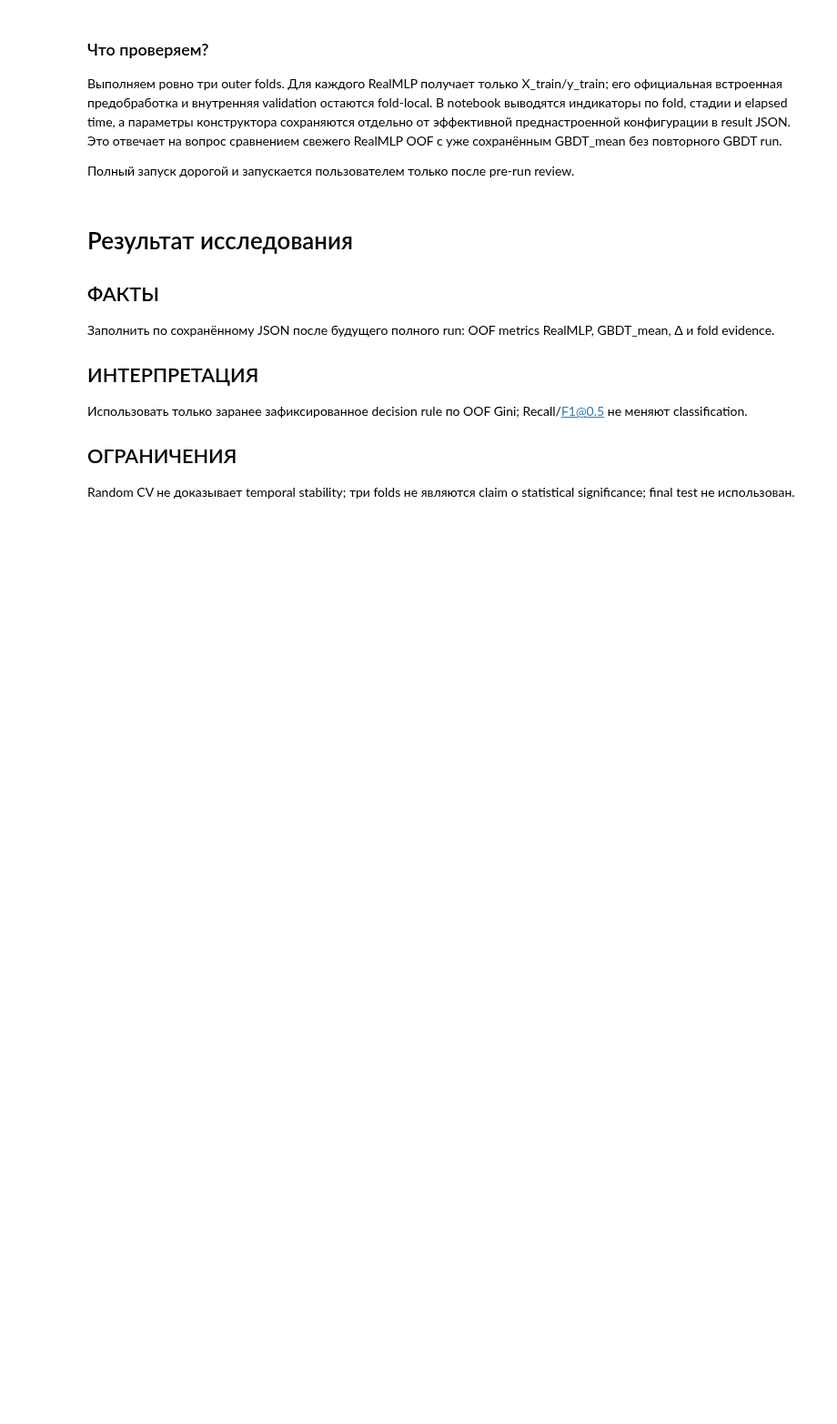
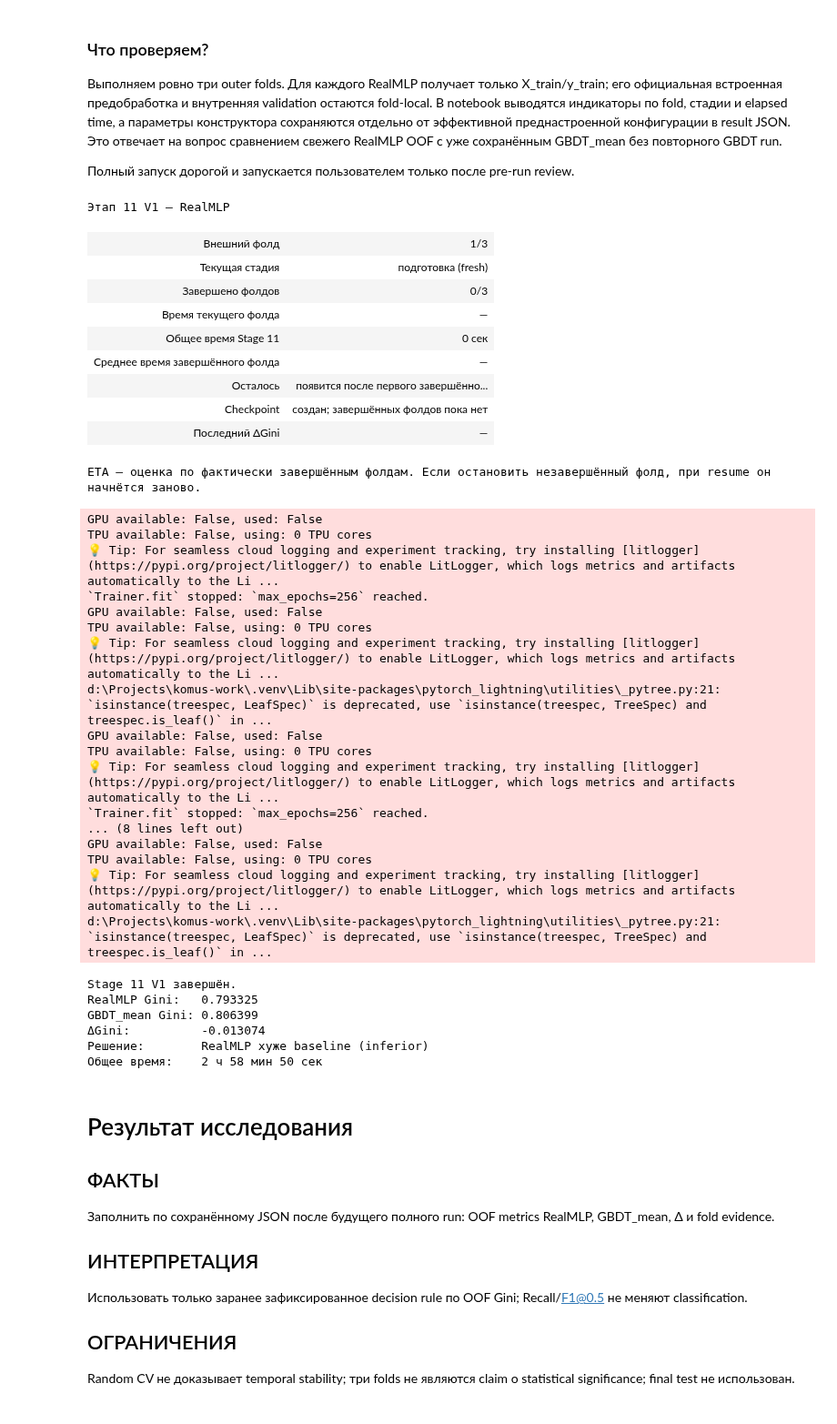
Before and after one commit to komus-research/komus-credit-risk, a Jupyter notebook: notebooks/11_Сравнение_RealMLP_с_GBDT_baseline_V1.ipynb, the cells around one changed output. Shown at 91% size. Cells and saved outputs as stored; diff of their text form; code cells hidden in the pictures; blank space fills up the shorter version.

Commit message:
Сохранить результаты Stage 11 RealMLP

```diff
--- a/notebooks/11_Сравнение_RealMLP_с_GBDT_baseline_V1.ipynb
+++ b/notebooks/11_Сравнение_RealMLP_с_GBDT_baseline_V1.ipynb
@@ -1457,6 +1457,43 @@ def run_stage11() -> dict:
         heartbeat.join(
             timeout=2.0
         )
+# %%
+stage11_result = run_stage11()
+# %% [output]
+Этап 11 V1 — RealMLP
+| Внешний фолд | 1/3 |
+| Текущая стадия | подготовка (fresh) |
+| Завершено фолдов | 0/3 |
+| Время текущего фолда | — |
+| Общее время Stage 11 | 0 сек |
+| Среднее время завершённого фолда | — |
+| Осталось | появится после первого завершённо... |
+| Checkpoint | создан; завершённых фолдов пока нет |
+| Последний ΔGini | — |
+ETA — оценка по фактически завершённым фолдам. Если остановить незавершённый фолд, при resume он начнётся заново.
+GPU available: False, used: False
+TPU available: False, using: 0 TPU cores
+💡 Tip: For seamless cloud logging and experiment tracking, try installing [litlogger](https://pypi.org/project/litlogger/) to enable LitLogger, which logs metrics and artifacts automatically to the Li ...
+`Trainer.fit` stopped: `max_epochs=256` reached.
+GPU available: False, used: False
+TPU available: False, using: 0 TPU cores
+💡 Tip: For seamless cloud logging and experiment tracking, try installing [litlogger](https://pypi.org/project/litlogger/) to enable LitLogger, which logs metrics and artifacts automatically to the Li ...
+d:\Projects\komus-work\.venv\Lib\site-packages\pytorch_lightning\utilities\_pytree.py:21: `isinstance(treespec, LeafSpec)` is deprecated, use `isinstance(treespec, TreeSpec) and treespec.is_leaf()` in ...
+GPU available: False, used: False
+TPU available: False, using: 0 TPU cores
+💡 Tip: For seamless cloud logging and experiment tracking, try installing [litlogger](https://pypi.org/project/litlogger/) to enable LitLogger, which logs metrics and artifacts automatically to the Li ...
+`Trainer.fit` stopped: `max_epochs=256` reached.
+... (8 lines left out)
+GPU available: False, used: False
+TPU available: False, using: 0 TPU cores
+💡 Tip: For seamless cloud logging and experiment tracking, try installing [litlogger](https://pypi.org/project/litlogger/) to enable LitLogger, which logs metrics and artifacts automatically to the Li ...
+d:\Projects\komus-work\.venv\Lib\site-packages\pytorch_lightning\utilities\_pytree.py:21: `isinstance(treespec, LeafSpec)` is deprecated, use `isinstance(treespec, TreeSpec) and treespec.is_leaf()` in ...
+Stage 11 V1 завершён.
+RealMLP Gini:   0.793325
+GBDT_mean Gini: 0.806399
+ΔGini:          -0.013074
+Решение:        RealMLP хуже baseline (inferior)
+Общее время:    2 ч 58 мин 50 сек
 # %% [markdown]
 # Результат исследования
 
```
Also changed, not shown: 3 other files.
